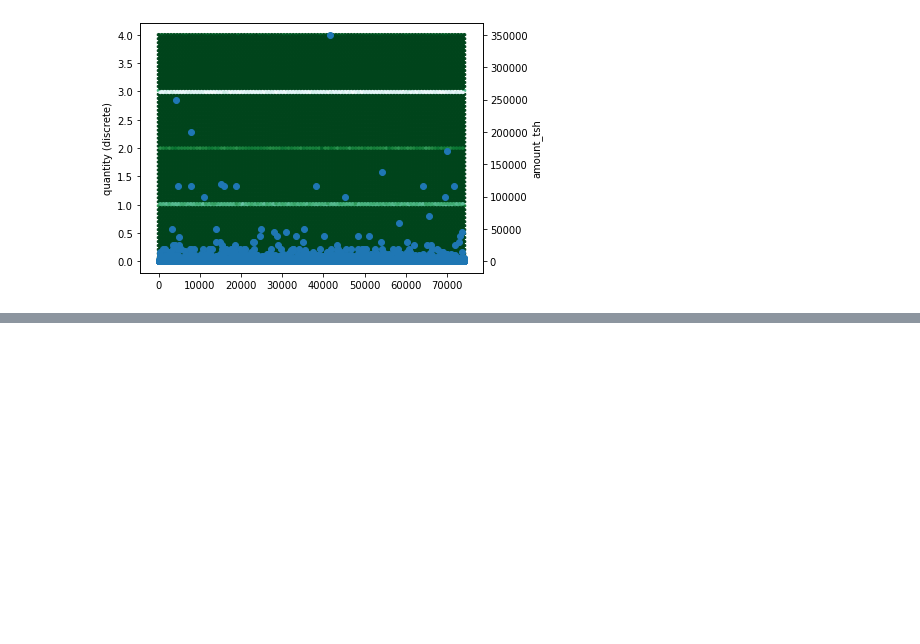
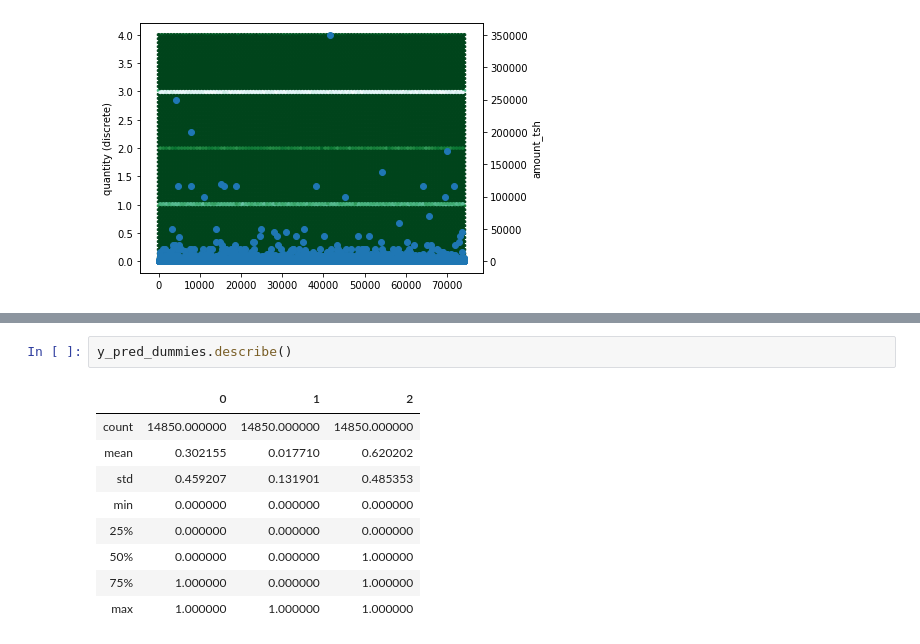
Before and after one commit to fleadsom/pumpItUp, a Jupyter notebook: pumpItUp_exploration.ipynb, the cells around one changed output, grey strips where cells are left out. Drawn from its saved outputs; the diff is of its cells as text; blank space fills up the shorter version.

```diff
--- a/pumpItUp_exploration.ipynb
+++ b/pumpItUp_exploration.ipynb
@@ -200,0 +136,12 @@ display(df)
+# %%
+y_pred_dummies.describe()
+# %% [output]
+|  | 0 | 1 | 2 |
+| count | 14850.000000 | 14850.000000 | 14850.000000 |
+| mean | 0.302155 | 0.017710 | 0.620202 |
+| std | 0.459207 | 0.131901 | 0.485353 |
+| min | 0.000000 | 0.000000 | 0.000000 |
+| 25% | 0.000000 | 0.000000 | 0.000000 |
+| 50% | 0.000000 | 0.000000 | 1.000000 |
+| 75% | 1.000000 | 0.000000 | 1.000000 |
+| max | 1.000000 | 1.000000 | 1.000000 |
```
Also changed, not shown: parts of 24 cells of this notebook.
